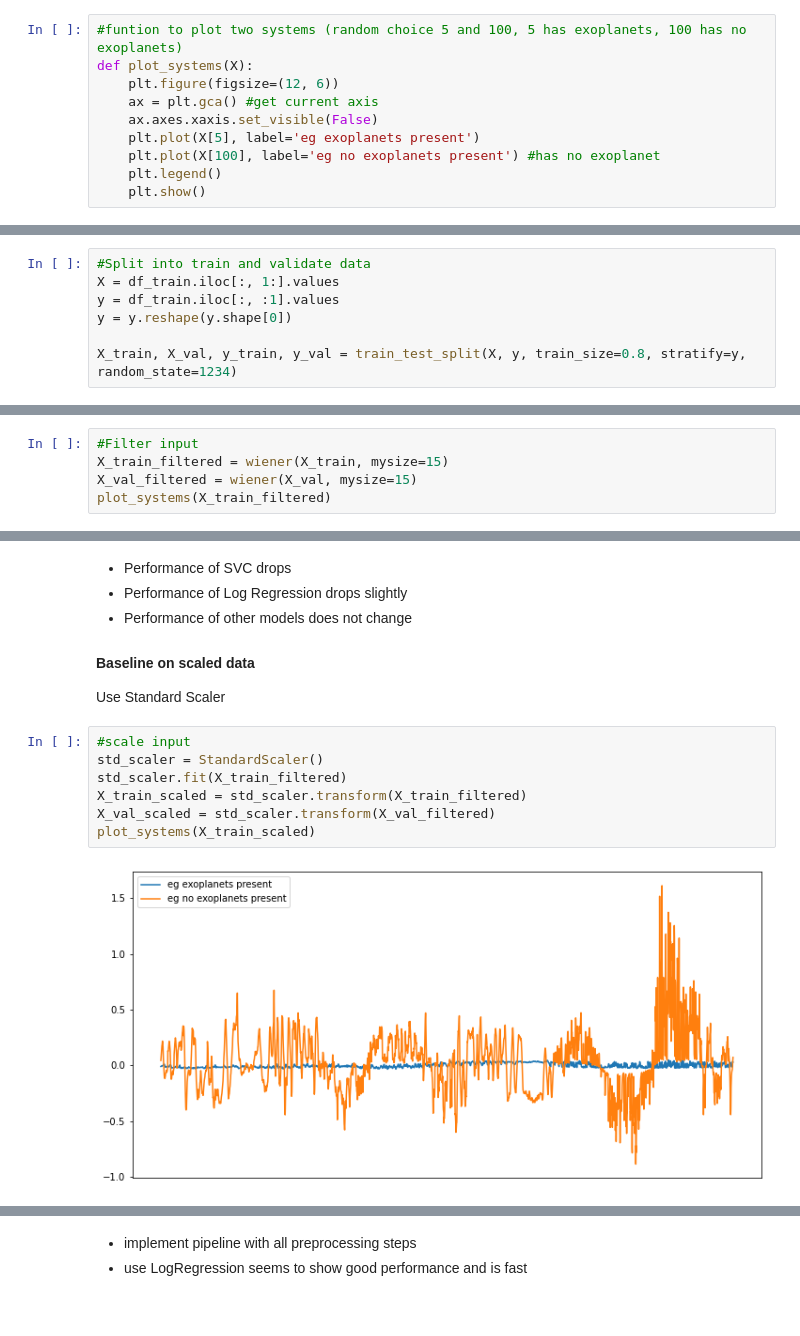
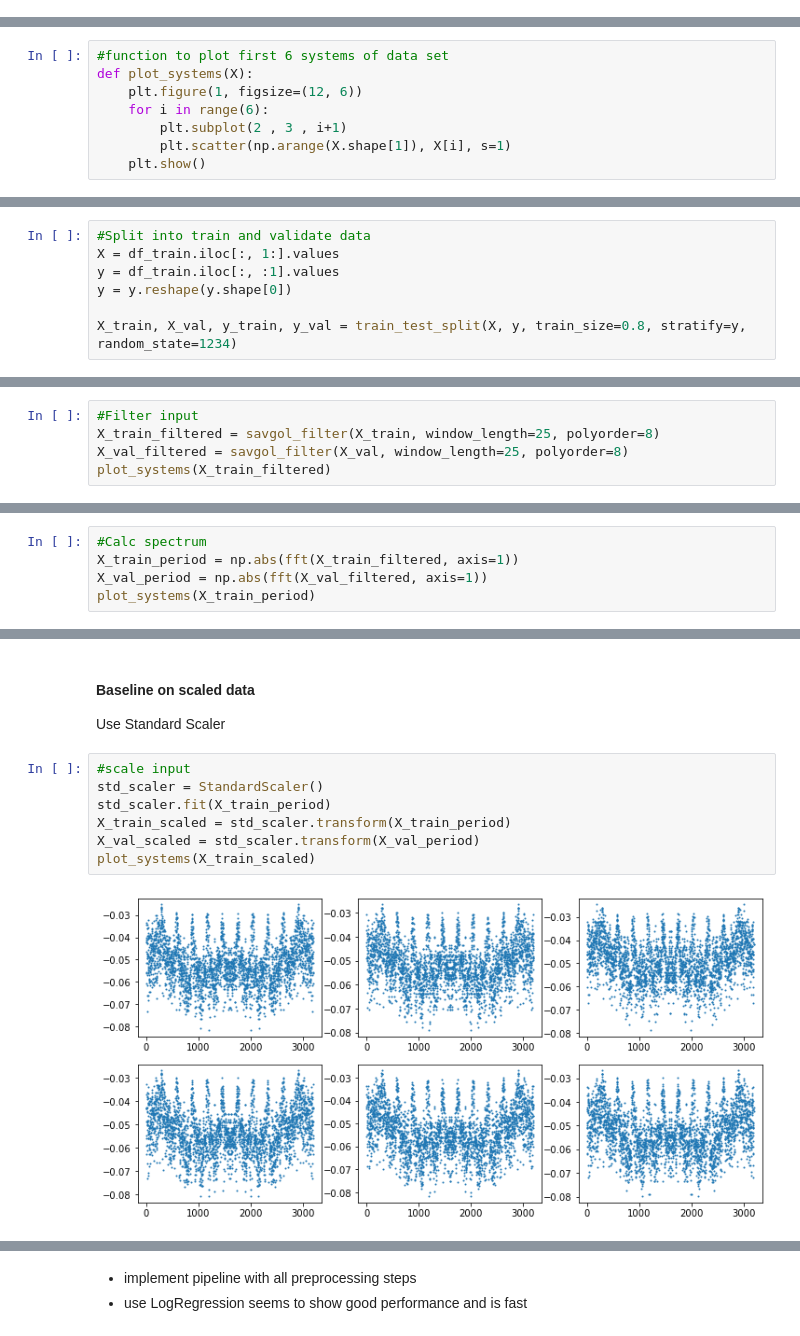
Before and after one commit to clemensklemens/showcase, a Jupyter notebook: Kaggle_Exoplanet_Dataset/Exoplanets_Kaggle.ipynb, the cells around one changed output, grey strips where cells are left out. Saved outputs shown, nothing was run; the diff lists cells and outputs as text.

```diff
--- a/Kaggle_Exoplanet_Dataset/Exoplanets_Kaggle.ipynb
+++ b/Kaggle_Exoplanet_Dataset/Exoplanets_Kaggle.ipynb
@@ -112,10 +107,0 @@ df_train_label = df_train['LABEL']
-# %%
-#funtion to plot two systems (random choice 5 and 100, 5 has exoplanets, 100 has no exoplanets)
-def plot_systems(X):
-    plt.figure(figsize=(12, 6))
-    ax = plt.gca() #get current axis
-    ax.axes.xaxis.set_visible(False)
-    plt.plot(X[5], label='eg exoplanets present')
-    plt.plot(X[100], label='eg no exoplanets present') #has no exoplanet
-    plt.legend()
-    plt.show()
@@ -129,0 +132,8 @@ plot_systems(df_train_trans_data)
+# %%
+#function to plot first 6 systems of data set
+def plot_systems(X):
+    plt.figure(1, figsize=(12, 6))
+    for i in range(6):
+        plt.subplot(2 , 3 , i+1)
+        plt.scatter(np.arange(X.shape[1]), X[i], s=1)
+    plt.show()
@@ -212,6 +329,6 @@ I used Wiener Filter
 # %%
 #Filter input
-X_train_filtered = wiener(X_train, mysize=15)
-X_val_filtered = wiener(X_val, mysize=15)
+X_train_filtered = savgol_filter(X_train, window_length=25, polyorder=8)
+X_val_filtered = savgol_filter(X_val, window_length=25, polyorder=8)
 plot_systems(X_train_filtered)
 # %% [output]
@@ -245,0 +367,5 @@ Elapsed Time:   0.39s
+# %%
+#Calc spectrum
+X_train_period = np.abs(fft(X_train_filtered, axis=1))
+X_val_period = np.abs(fft(X_val_filtered, axis=1))
+plot_systems(X_train_period)
@@ -246,19 +374,15 @@ Elapsed Time:   0.39s
 # %% [markdown]
-- Performance of SVC drops
-- Performance of Log Regression drops slightly
-- Performance of other models does not change
-
 #### Baseline on scaled data
 Use Standard Scaler
 # %%
 #scale input
 std_scaler = StandardScaler()
-std_scaler.fit(X_train_filtered)
-X_train_scaled = std_scaler.transform(X_train_filtered)
-X_val_scaled = std_scaler.transform(X_val_filtered)
+std_scaler.fit(X_train_period)
+X_train_scaled = std_scaler.transform(X_train_period)
+X_val_scaled = std_scaler.transform(X_val_period)
 plot_systems(X_train_scaled)
 # %% [output]
-[figure, old version]
+[figure, new version]
 # %%
 base_models(X_train_scaled, X_val_scaled, y_train, y_val)
 # %% [output]
```
Also changed, not shown: parts of 52 cells of this notebook.
